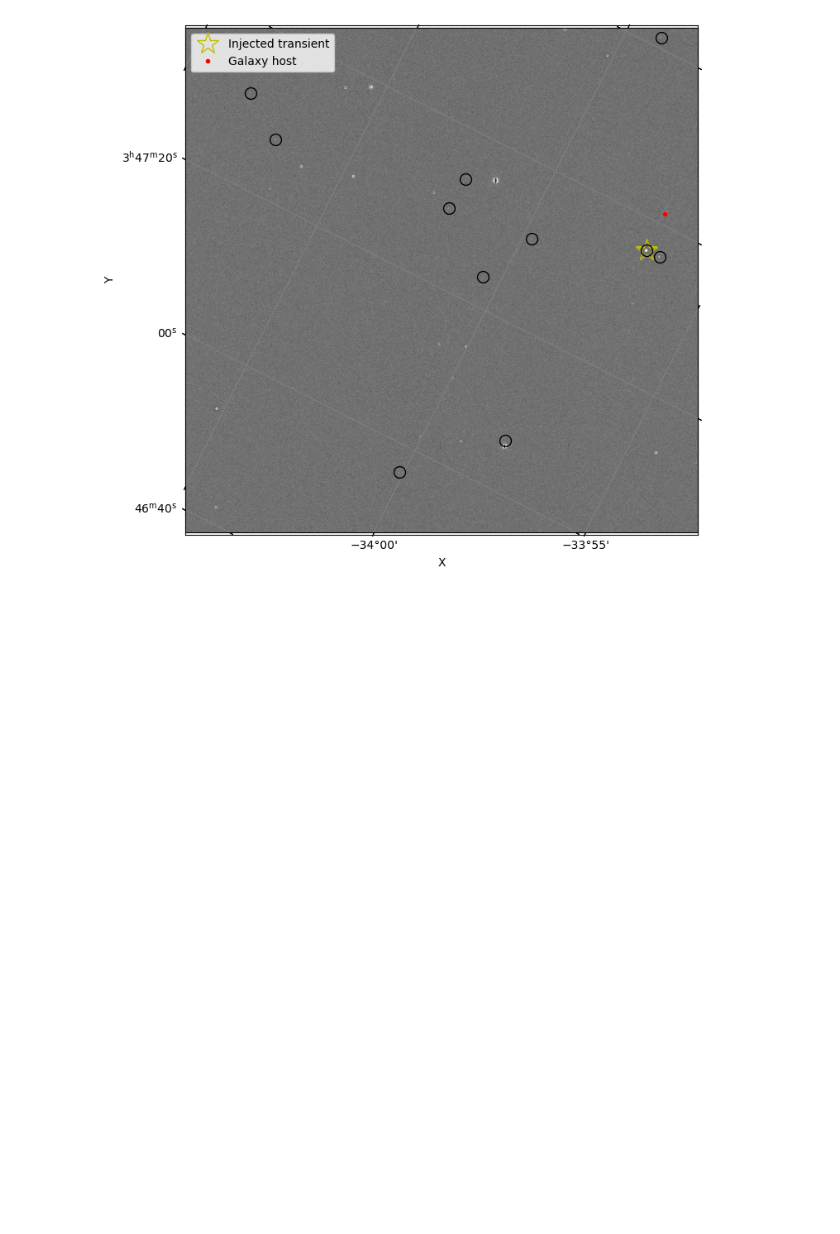
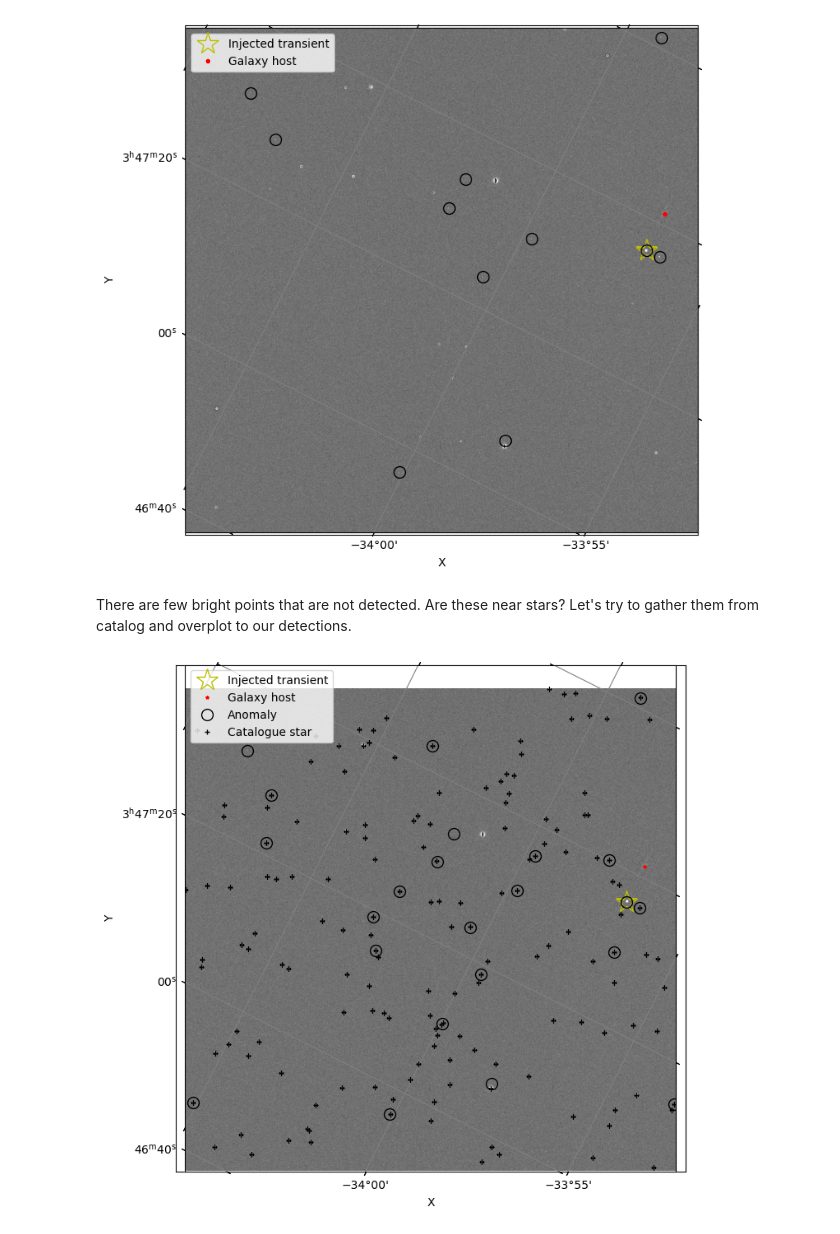
Before and after one commit to peppedilillo/notebooks, a Jupyter notebook: 250528_detection.ipynb, the cells around one changed output. Saved outputs shown, nothing was run; the diff lists cells and outputs as text; code cells hidden in the pictures; blank space fills up the shorter version.

```diff
--- a/250528_detection.ipynb
+++ b/250528_detection.ipynb
@@ -365,3 +365,5 @@ plt.legend()
 plt.show()
 # %% [output]
 [figure]
+# %% [markdown]
+There are few bright points that are not detected. Are these near stars? Let's try to gather them from catalog and overplot to our detections.
@@ -367,0 +393,41 @@ plt.show()
+# %%
+# plots the image difference with overlayed sources and catalog stars
+img_wcs = WCS(calexp_difference.getWcs().getFitsMetadata())
+image_data = calexp_difference.getImage().array
+zscale = vis.ZScaleInterval()
+
+fig, ax = plt.subplots(1, figsize=(8, 8))
+plt.subplot(projection=img_wcs)
+plt.imshow(image_data, cmap='gray', **limits)
+plt.plot(*img_wcs.world_to_pixel(coord_transient), 'y*', markerfacecolor="None", ms=20, label="Injected transient")
+plt.plot(*img_wcs.world_to_pixel(coord_galhost), 'r*', ms=3, label="Galaxy host")
+
+printed_label = False
+for _, source in diaSources_df.iterrows():
+    coord_source = SkyCoord(
+        ra = source["coord_ra"] * u.deg,
+        dec = source["coord_dec"] * u.deg,
+        frame='icrs'
+    )
+    plt.plot(*img_wcs.world_to_pixel(coord_source), 'ko', markerfacecolor="None", ms=10, label="Anomaly" if not printed_label else "")
+    printed_label = True
+
+printed_label = False
+for _, star in stars_true_df.iterrows():
+    if not calexp.containsSkyCoords(star["ts_ra"] * u.deg, star["ts_dec"] * u.deg):
+        continue
+    coord_source = SkyCoord(
+        ra = star["ts_ra"] * u.deg,
+        dec = star["ts_dec"] * u.deg,
+        frame='icrs'
+    )
+    plt.plot(*img_wcs.world_to_pixel(coord_source), 'k+', markerfacecolor="None", ms=5, label="Catalogue star" if not printed_label else "")
+    printed_label = True
+
+limits = {"vmin": (_lims := zscale.get_limits(image_data))[0], "vmax": _lims[1]}
+plt.axis('on'); ax.set_xticks([]); ax.set_yticks([]); plt.xlabel('X'); plt.ylabel('Y')
+plt.grid(color='grey', ls='solid')
+plt.legend(loc = "upper left")
+plt.show()
+# %% [output]
+[figure, added]
```
Also changed, not shown: parts of 4 cells of this notebook.
